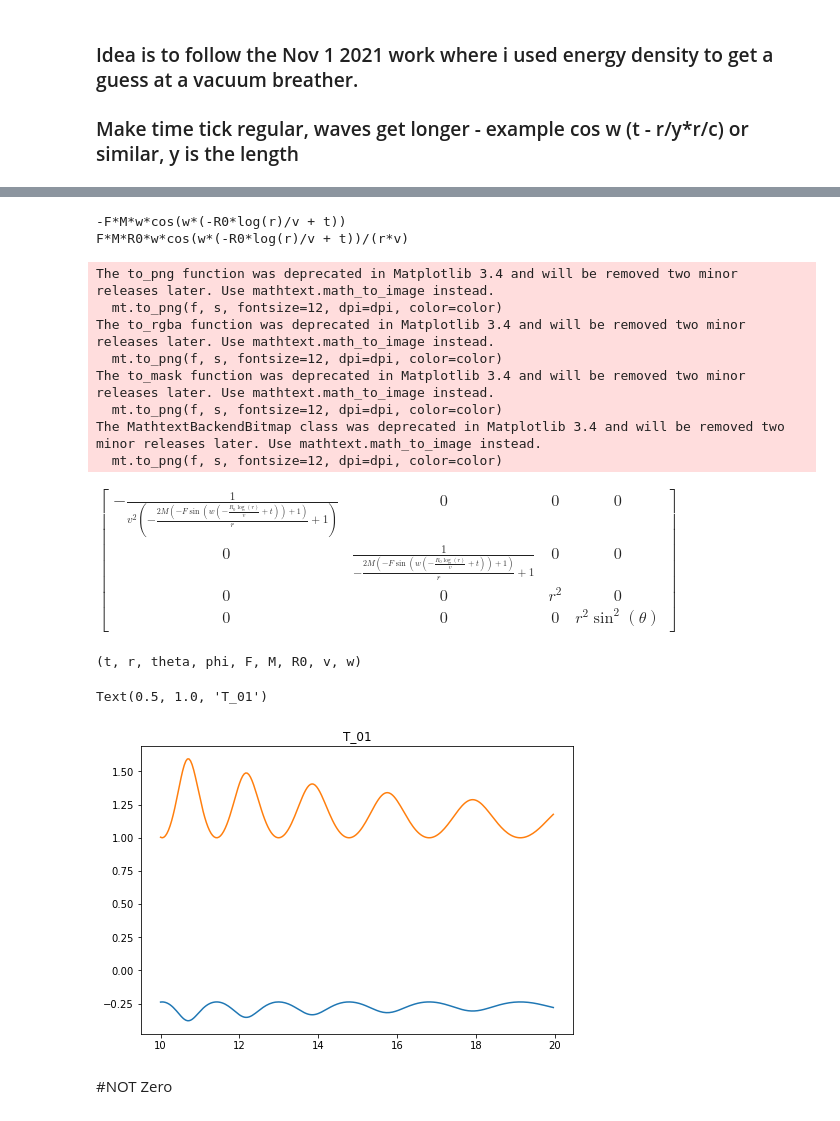
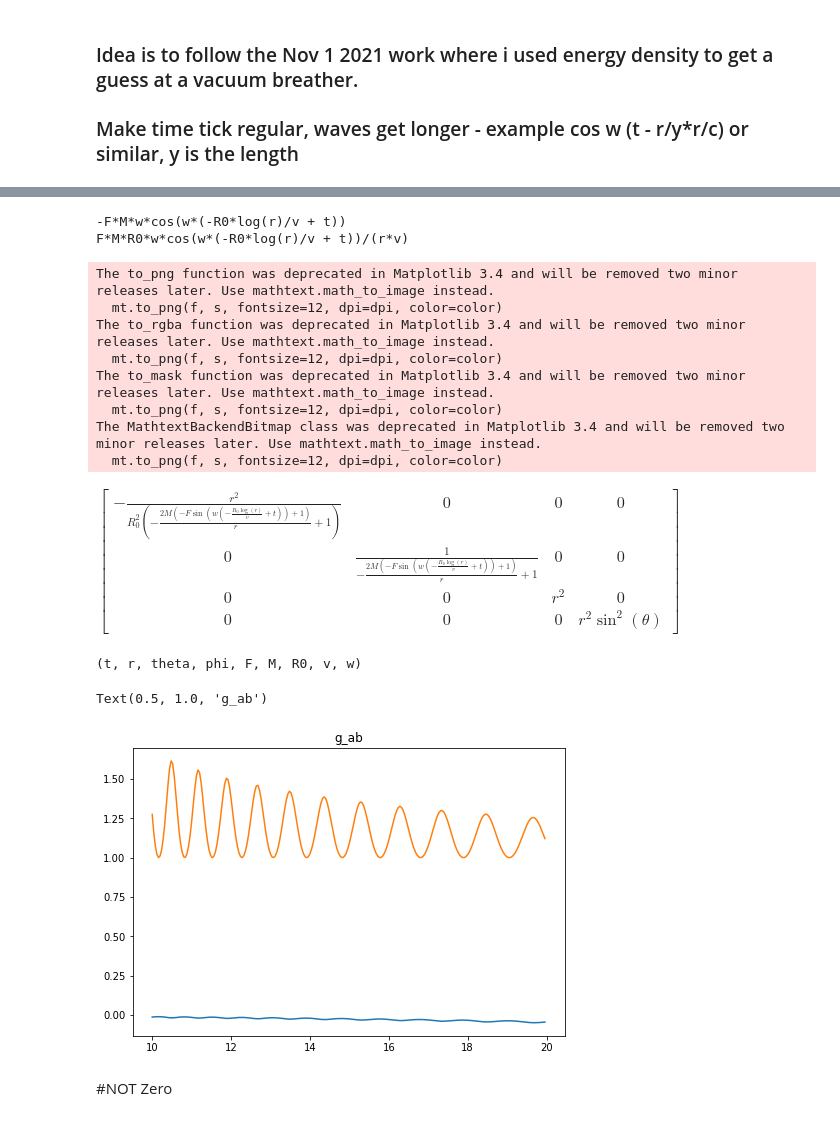
Before and after one commit to tomandersen/jupyter, a Jupyter notebook: nonlocal-debroglie/TVaryMassFunc.ipynb, the cells around one changed output, grey strips where cells are left out. Cells and saved outputs as stored; diff of their text form; code cells hidden in the pictures.

```diff
--- a/nonlocal-debroglie/TVaryMassFunc.ipynb
+++ b/nonlocal-debroglie/TVaryMassFunc.ipynb
@@ -30,9 +30,9 @@ print(mR)
 # using metric values of schwarschild space-time
 # a is schwarzschild radius
 list2d = [[0 for i in range(4)] for i in range(4)]
-#list2d[0][0] = -mT*mT/(v*v*mR*mR)/(1 - 2*a/syms[1])
+list2d[0][0] = -mT*mT/(v*v*mR*mR)/(1 - 2*a/syms[1])
 
-list2d[0][0] = -1/(v*v)*1/(1 - 2*a/syms[1])
+#list2d[0][0] = -1/(v*v)*1/(1 - 2*a/syms[1])
 
 list2d[0][1] = 0
 list2d[1][0] = 0
@@ -52,51 +52,51 @@ The to_mask function was deprecated in Matplotlib 3.4 and will be removed two mi
   mt.to_png(f, s, fontsize=12, dpi=dpi, color=color)
 The MathtextBackendBitmap class was deprecated in Matplotlib 3.4 and will be removed two minor releases later. Use mathtext.math_to_image instead.
   mt.to_png(f, s, fontsize=12, dpi=dpi, color=color)
-$\displaystyle \left[\begin{matrix}- \frac{1}{v^{2} \left(- \frac{2 M \left(- F \sin{\left(w \left(- \frac{R_{0} \log{\left(r \right)}}{v} + t\right) \right)} + 1\right)}{r} + 1\right)} & 0 & 0 & 0\\0 & \frac{1}{- \frac{2 M \left(- F \sin{\left(w \left(- \frac{R_{0} \log{\left(r \right)}}{v} + t\right) \right)} + 1\right)}{r} + 1} & 0 & 0\\0 & 0 & r^{2} & 0\\0 & 0 & 0 & r^{2} \sin^{2}{\left(\theta \right)}\end{matrix}\right]$
+$\displaystyle \left[\begin{matrix}- \frac{r^{2}}{R_{0}^{2} \left(- \frac{2 M \left(- F \sin{\left(w \left(- \frac{R_{0} \log{\left(r \right)}}{v} + t\right) \right)} + 1\right)}{r} + 1\right)} & 0 & 0 & 0\\0 & \frac{1}{- \frac{2 M \left(- F \sin{\left(w \left(- \frac{R_{0} \log{\left(r \right)}}{v} + t\right) \right)} + 1\right)}{r} + 1} & 0 & 0\\0 & 0 & r^{2} & 0\\0 & 0 & 0 & r^{2} \sin^{2}{\left(\theta \right)}\end{matrix}\right]$
 # %%
 ###Plot something
 # first make the tensor into a function, printing
 args2, func2 = sch.tensor_lambdify()
 print(args2) # these are the argument values
 
-v = 2.05
+v = 1
 
 theta = 1
 R0 = 100.0
 
 #Make x values - which we will sub in for r
 x = np.arange(10.0, 20.0, 0.04)
 func2(0.5,x,0, 0, 1, 1, R0, v, 1)[0][0]
 
 # Call the functions
 tt = func2(1.0,x,theta, 1, 1, 1, R0, v, 1)[0][0]
 
 tr = func2(1.0,x,theta, 1, 1, 1, R0, v, 1)[0][1]
 
 rr = func2(1.0,x,theta, 1, 1, 1, R0, v, 1)[1][1]
 
 hh = func2(1.0,x,theta, 1, 1, 1, R0, v, 1)[2][2]/(x*x)
 
 pp = func2(1.0,x,theta, 1, 1, 1, R0, v, 1)[3][3]/(x*x*sin(theta)*sin(theta))
 
 
 fig2=plt.figure()
 ax2=fig2.add_axes([0,2,1.0,1.0])
 ax2.plot(x,tt)
 ax2.plot(x,rr)
 #ax2.plot(x,tr)
 
 #ax2.plot(x,hh)
 
-#ax.plot(x,pp)
+#ax2.plot(x,pp)
 
 
 
-ax2.set_title("T_01")
+ax2.set_title("g_ab")
 # %% [output]
 (t, r, theta, phi, F, M, R0, v, w)
-Text(0.5, 1.0, 'T_01')
+Text(0.5, 1.0, 'g_ab')
-[figure, old version]
+[figure, new version]
 # %% [markdown]
 #NOT Zero
 # %%
```
Also changed, not shown: 1 other file.
